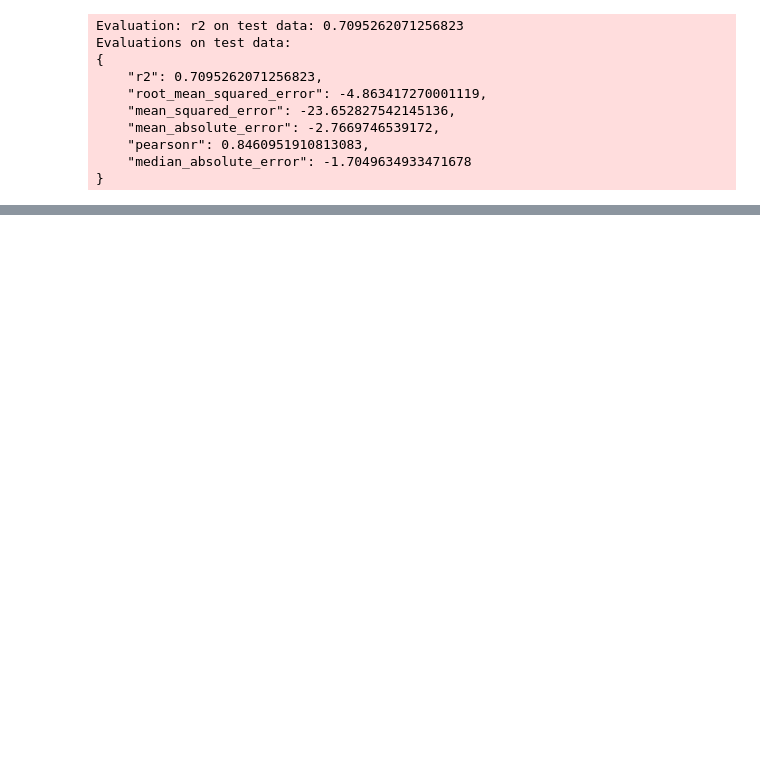
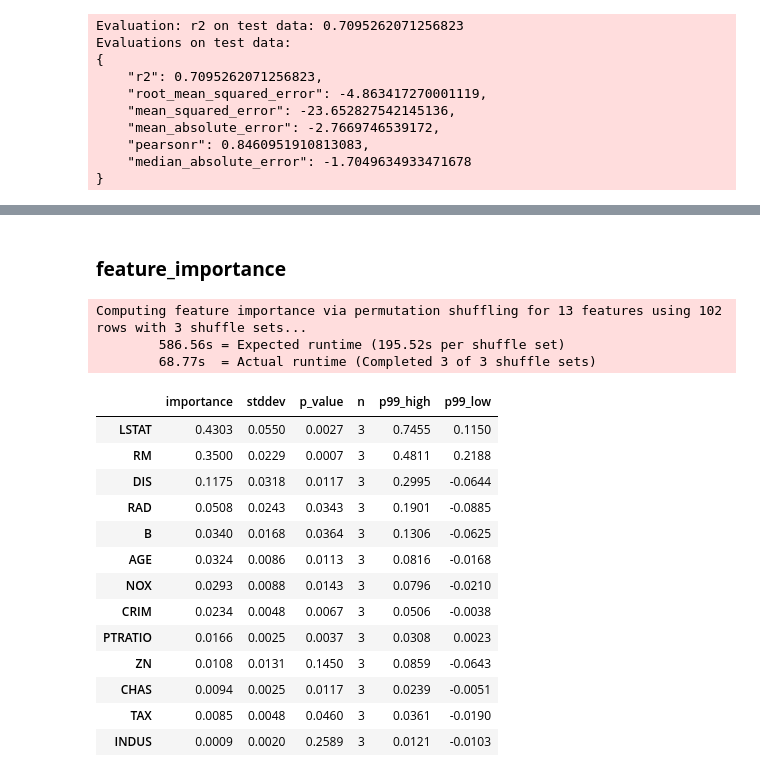
Before and after one commit to hr-ishikawa/pub, a Jupyter notebook: AutoGluon/AutoGluon_Regression_boston.ipynb, the cells around one changed output, grey strips where cells are left out. Drawn from its saved outputs; the diff is of its cells as text; code cells hidden in the pictures; blank space fills up the shorter version.

```diff
--- a/AutoGluon/AutoGluon_Regression_boston.ipynb
+++ b/AutoGluon/AutoGluon_Regression_boston.ipynb
@@ -465,12 +434,6 @@ Evaluations on test data:
 high_quality_fast_inference_only_refit =
 {'auto_stack'：True, 'refit_full'：True, 'set_best_to_refit_full'：True, '_ save_bag_folds'：False}
 # %%
-import autogluon as ag
-from autogluon.tabular import TabularPredictor
-
-label      = target_colname  # 目的関数 ('price')
-save_path  = 'agModels'      # 学習モデルの保管場所
-metric     = 'r2'            # specify your evaluation metric here
 #time_limit = 5*3600          # Sec 処理制限時間
 presets    = 'high_quality_fast_inference_only_refit'  #
 
@@ -559,13 +529,7 @@ Evaluations on test data:
 
 best_quality = {'auto_stack'：True}
 # %%
-import autogluon as ag
-from autogluon.tabular import TabularPredictor
-
-label      = target_colname  # 目的関数 ('price')
-save_path  = 'agModels'      # 学習モデルの保管場所
-metric     = 'r2'            # specify your evaluation metric here
-#time_limit = 8*3600          # Sec 処理制限時間
+#time_limit = 8*3600         # Sec 処理制限時間
 presets    = 'best_quality'  #
 
 
@@ -650,0 +761,22 @@ Evaluations on test data:
+# %% [markdown]
+### **feature_importance**
+# %%
+predictor.feature_importance(df_valid)
+# %% [output]
+Computing feature importance via permutation shuffling for 13 features using 102 rows with 3 shuffle sets...
+        586.56s = Expected runtime (195.52s per shuffle set)
+        68.77s  = Actual runtime (Completed 3 of 3 shuffle sets)
+|  | importance | stddev | p_value | n | p99_high | p99_low |
+| LSTAT | 0.4303 | 0.0550 | 0.0027 | 3 | 0.7455 | 0.1150 |
+| RM | 0.3500 | 0.0229 | 0.0007 | 3 | 0.4811 | 0.2188 |
+| DIS | 0.1175 | 0.0318 | 0.0117 | 3 | 0.2995 | -0.0644 |
+| RAD | 0.0508 | 0.0243 | 0.0343 | 3 | 0.1901 | -0.0885 |
+| B | 0.0340 | 0.0168 | 0.0364 | 3 | 0.1306 | -0.0625 |
+| AGE | 0.0324 | 0.0086 | 0.0113 | 3 | 0.0816 | -0.0168 |
+| NOX | 0.0293 | 0.0088 | 0.0143 | 3 | 0.0796 | -0.0210 |
+| CRIM | 0.0234 | 0.0048 | 0.0067 | 3 | 0.0506 | -0.0038 |
+| PTRATIO | 0.0166 | 0.0025 | 0.0037 | 3 | 0.0308 | 0.0023 |
+| ZN | 0.0108 | 0.0131 | 0.1450 | 3 | 0.0859 | -0.0643 |
+| CHAS | 0.0094 | 0.0025 | 0.0117 | 3 | 0.0239 | -0.0051 |
+| TAX | 0.0085 | 0.0048 | 0.0460 | 3 | 0.0361 | -0.0190 |
+| INDUS | 0.0009 | 0.0020 | 0.2589 | 3 | 0.0121 | -0.0103 |
```
Also changed, not shown: parts of 34 cells of this notebook.
